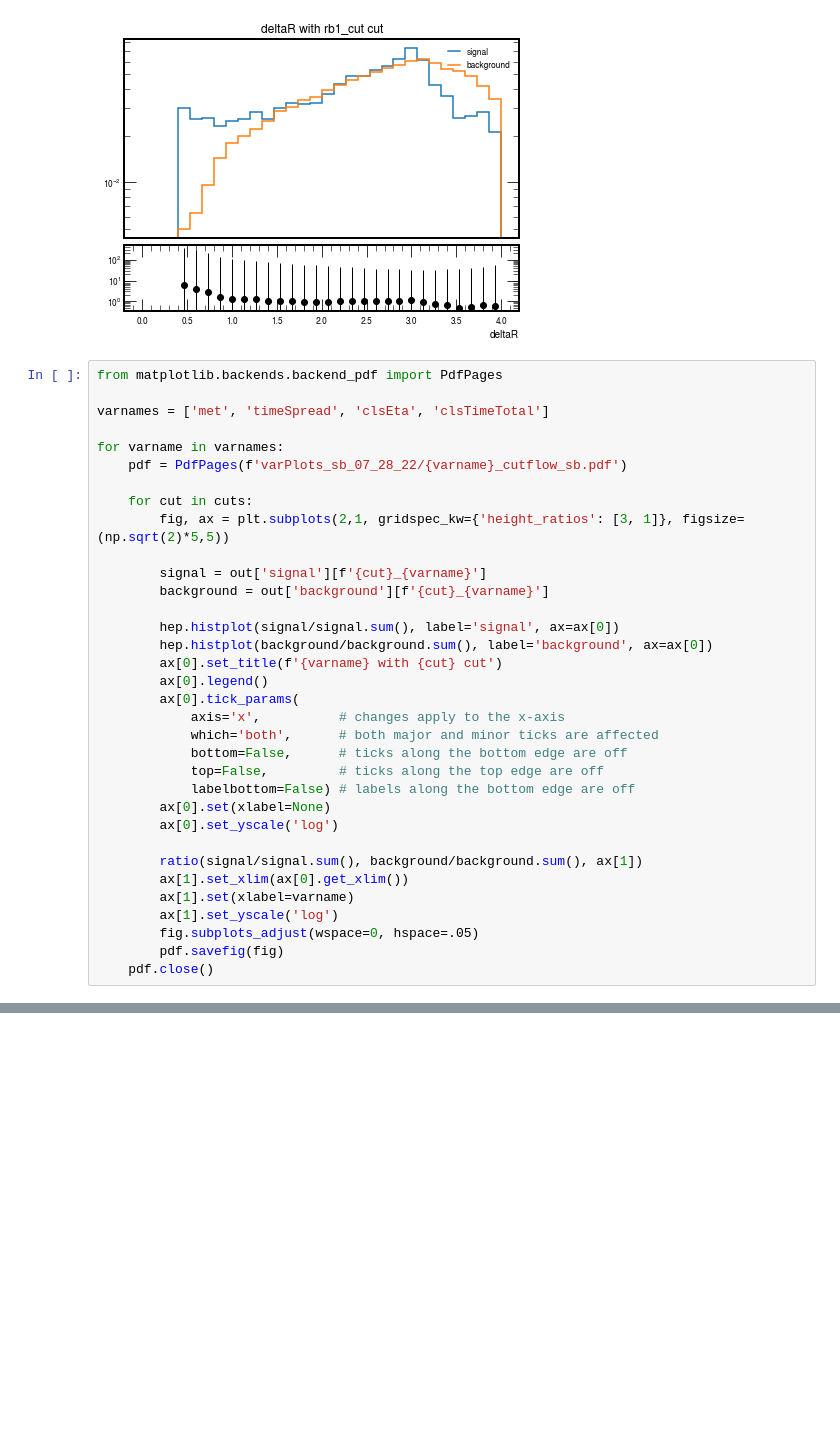
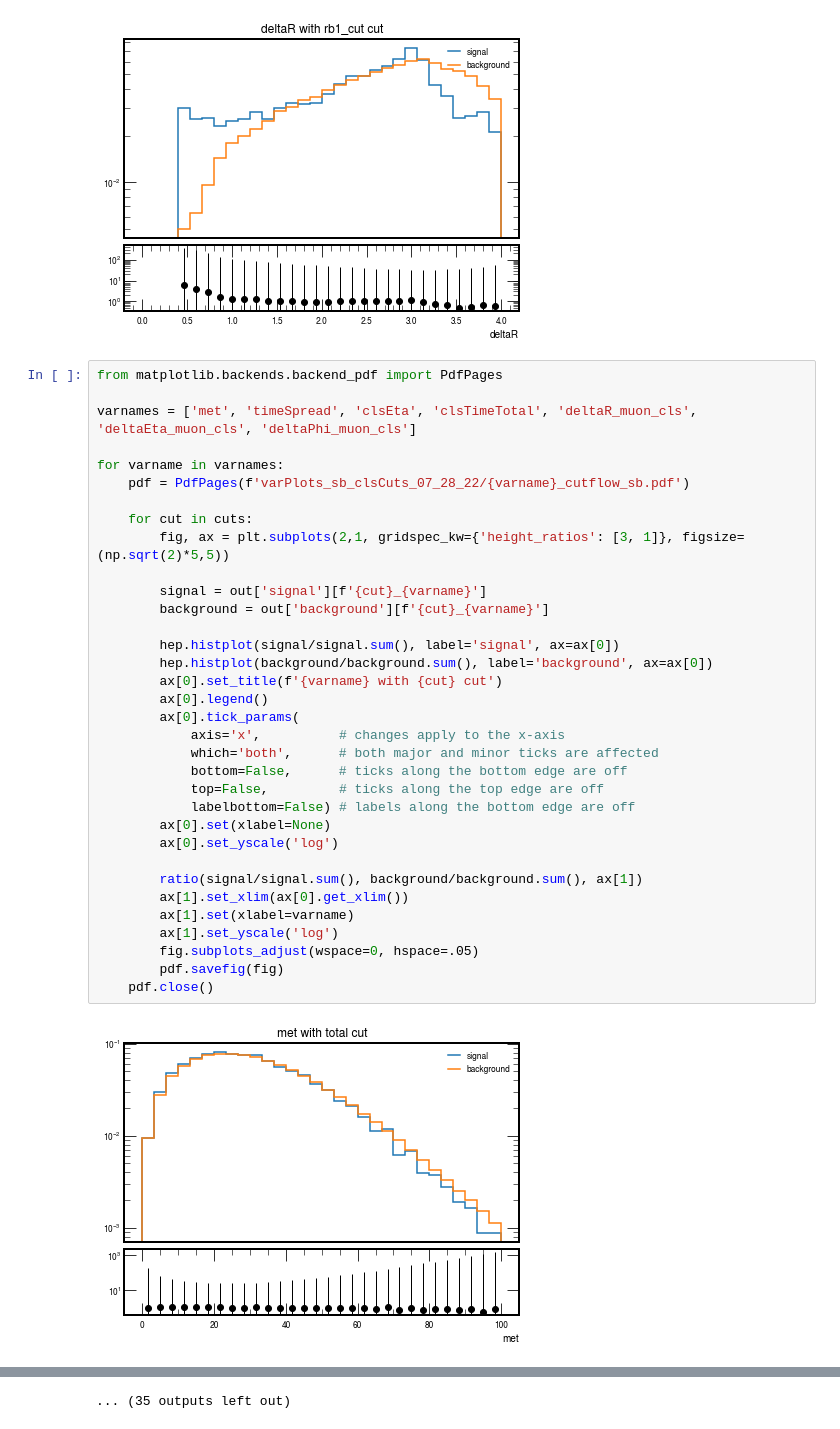
Before and after one commit to AnthonyAportela/LLPs, a Jupyter notebook: notebooks/BToPhiK/cutflow.ipynb, the cells around one changed output, grey strips where cells are left out. Drawn from its saved outputs; the diff is of its cells as text; blank space fills up the shorter version.

```diff
--- a/notebooks/BToPhiK/cutflow.ipynb
+++ b/notebooks/BToPhiK/cutflow.ipynb
@@ -382,34 +296,36 @@ for cut in cuts:
 # %%
 from matplotlib.backends.backend_pdf import PdfPages
 
-varnames = ['met', 'timeSpread', 'clsEta', 'clsTimeTotal']
+varnames = ['met', 'timeSpread', 'clsEta', 'clsTimeTotal', 'deltaR_muon_cls', 'deltaEta_muon_cls', 'deltaPhi_muon_cls']
 
 for varname in varnames:
-    pdf = PdfPages(f'varPlots_sb_07_28_22/{varname}_cutflow_sb.pdf')
+    pdf = PdfPages(f'varPlots_sb_clsCuts_07_28_22/{varname}_cutflow_sb.pdf')
 
     for cut in cuts:
         fig, ax = plt.subplots(2,1, gridspec_kw={'height_ratios': [3, 1]}, figsize=(np.sqrt(2)*5,5))
 
         signal = out['signal'][f'{cut}_{varname}']
         background = out['background'][f'{cut}_{varname}']
 
         hep.histplot(signal/signal.sum(), label='signal', ax=ax[0])
         hep.histplot(background/background.sum(), label='background', ax=ax[0])
         ax[0].set_title(f'{varname} with {cut} cut')
         ax[0].legend()
         ax[0].tick_params(
             axis='x',          # changes apply to the x-axis
             which='both',      # both major and minor ticks are affected
             bottom=False,      # ticks along the bottom edge are off
             top=False,         # ticks along the top edge are off
             labelbottom=False) # labels along the bottom edge are off
         ax[0].set(xlabel=None)
         ax[0].set_yscale('log')
 
         ratio(signal/signal.sum(), background/background.sum(), ax[1])
         ax[1].set_xlim(ax[0].get_xlim())
         ax[1].set(xlabel=varname)
         ax[1].set_yscale('log')
         fig.subplots_adjust(wspace=0, hspace=.05)
         pdf.savefig(fig)
     pdf.close()
+# %% [output]
+[figure, added]
@@ -415,0 +343 @@ for varname in varnames:
+... (35 outputs left out)
```
Also changed, not shown: parts of 2 cells of this notebook, 8 other files.
